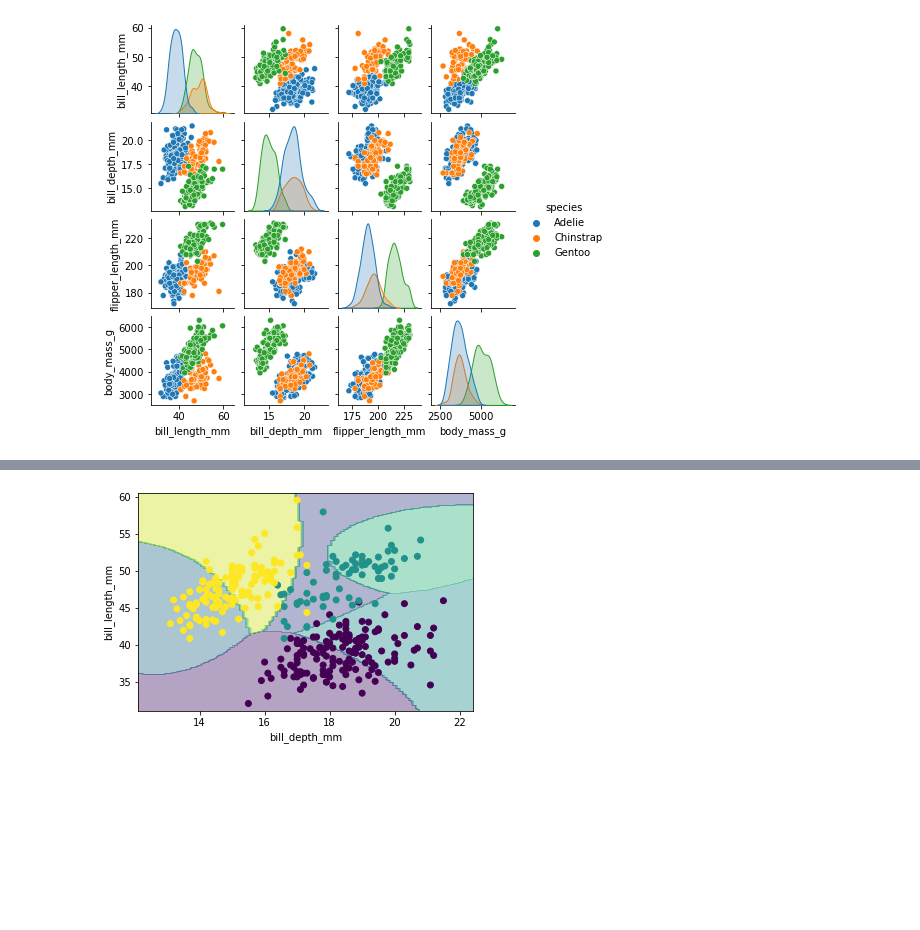
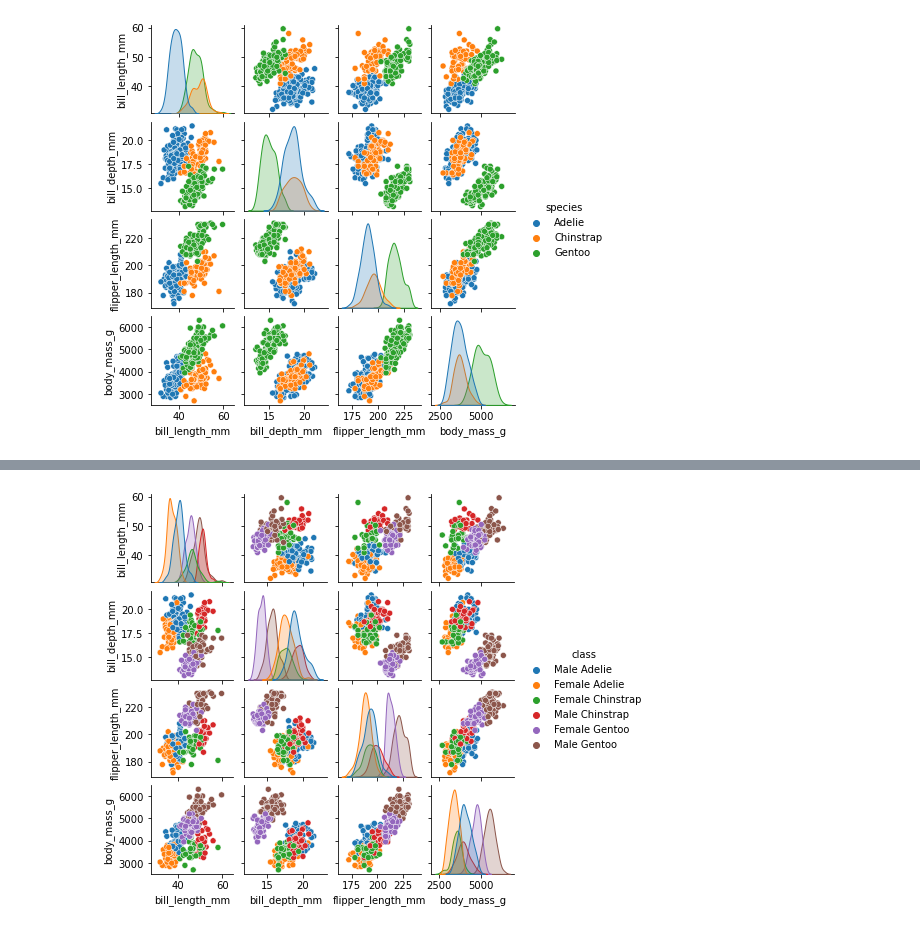
Before and after one commit to yuvalBerghaus/Data_Analysis, a Jupyter notebook: Task4/penguins.ipynb, the cells around one changed output, grey strips where cells are left out. Drawn from its saved outputs; the diff is of its cells as text; code cells hidden in the pictures; blank space fills up the shorter version.

```diff
--- a/Task4/penguins.ipynb
+++ b/Task4/penguins.ipynb
@@ -91,0 +143,4 @@ y_penguins = encoder.fit_transform(y_penguins)
+# %%
+penguins2 = df.copy()
+penguins2["class"] = penguins2.apply(lambda row: row["sex"] + " " + row["species"], axis=1)
+penguins2
@@ -98,3 +164,6 @@ y_model = model.predict(X_test) # 4. predict on new data (output is numpy array)
 # %%
-x_min, x_max = X_penguins['bill_depth_mm'].min()-1, X_penguins['bill_depth_mm'].max()+1
-y_min, y_max = X_penguins['bill_length_mm'].min()-1, X_penguins['bill_length_mm'].max()+1
+X = penguins2[["flipper_length_mm", "bill_length_mm"]]
+y = penguins2["class"]
+sns.pairplot(penguins2, hue='class', height=1.5, dropna = True);
+# %% [output]
+[figure, added]
@@ -103,12 +169,0 @@ xx, yy = np.meshgrid(np.arange(x_min, x_max, 0.1), np.arange(y_min, y_max, 0.1))
-# %%
-Z = Z.reshape(xx.shape)
-
-plt.contourf(xx, yy, Z, alpha=0.4)
-plt.scatter(X_penguins.iloc[:, 0], X_penguins.iloc[:, 1], c=y_penguins, alpha=1)
-plt.xlim(xx.min(), xx.max())
-plt.ylim(yy.min(), yy.max())
-plt.xlabel('bill_depth_mm')
-plt.ylabel('bill_length_mm')
-plt.show()
-# %% [output]
-[figure, removed]
```
Also changed, not shown: parts of 23 cells of this notebook.
